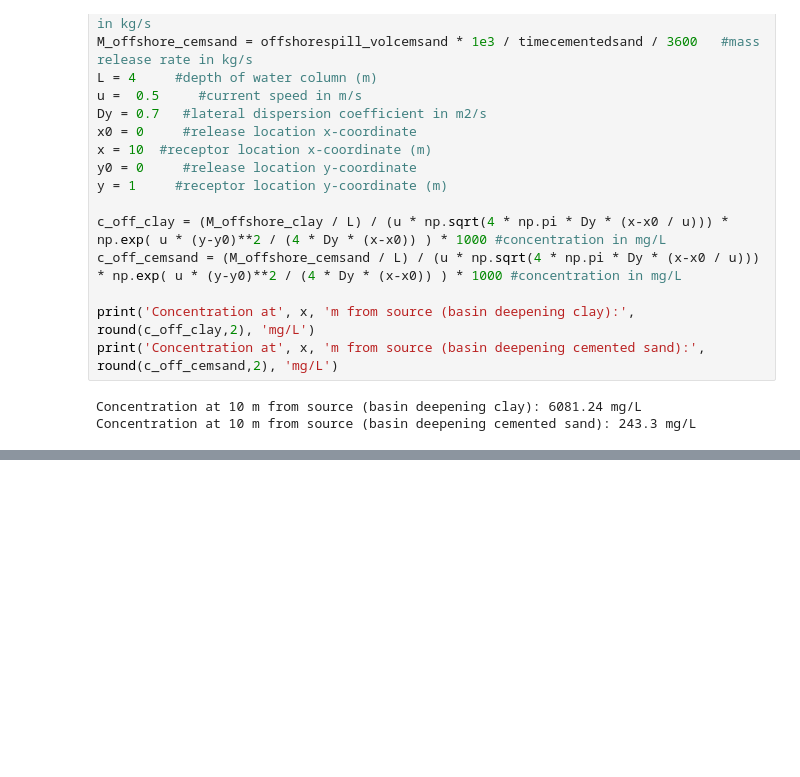
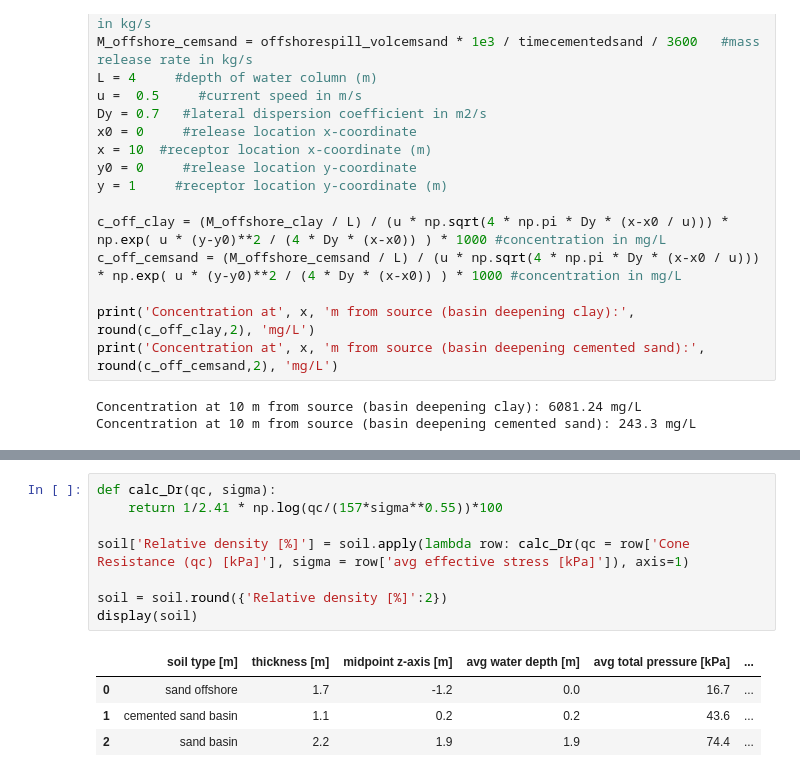
Before and after one commit to denisepierce01/Dredging, a Jupyter notebook: Dredging.ipynb, the cells around one changed output, grey strips where cells are left out. Cells and saved outputs as stored; diff of their text form; blank space fills up the shorter version.

```diff
--- a/Dredging.ipynb
+++ b/Dredging.ipynb
@@ -1339,0 +1441,13 @@ Concentration at 10 m from source (basin deepening cemented sand): 243.3 mg/L
+# %%
+def calc_Dr(qc, sigma):
+    return 1/2.41 * np.log(qc/(157*sigma**0.55))*100
+
+soil['Relative density [%]'] = soil.apply(lambda row: calc_Dr(qc = row['Cone Resistance (qc) [kPa]'], sigma = row['avg effective stress [kPa]']), axis=1)
+
+soil = soil.round({'Relative density [%]':2})
+display(soil)
+# %% [output]
+|  | soil type [m] | thickness [m] | midpoint z-axis [m] | avg water depth [m] | avg total pressure [kPa] | ... |
+| 0 | sand offshore | 1.7 | -1.2 | 0.0 | 16.7 | ... |
+| 1 | cemented sand basin | 1.1 | 0.2 | 0.2 | 43.6 | ... |
+| 2 | sand basin | 2.2 | 1.9 | 1.9 | 74.4 | ... |
```
Also changed, not shown: parts of 13 cells of this notebook.
